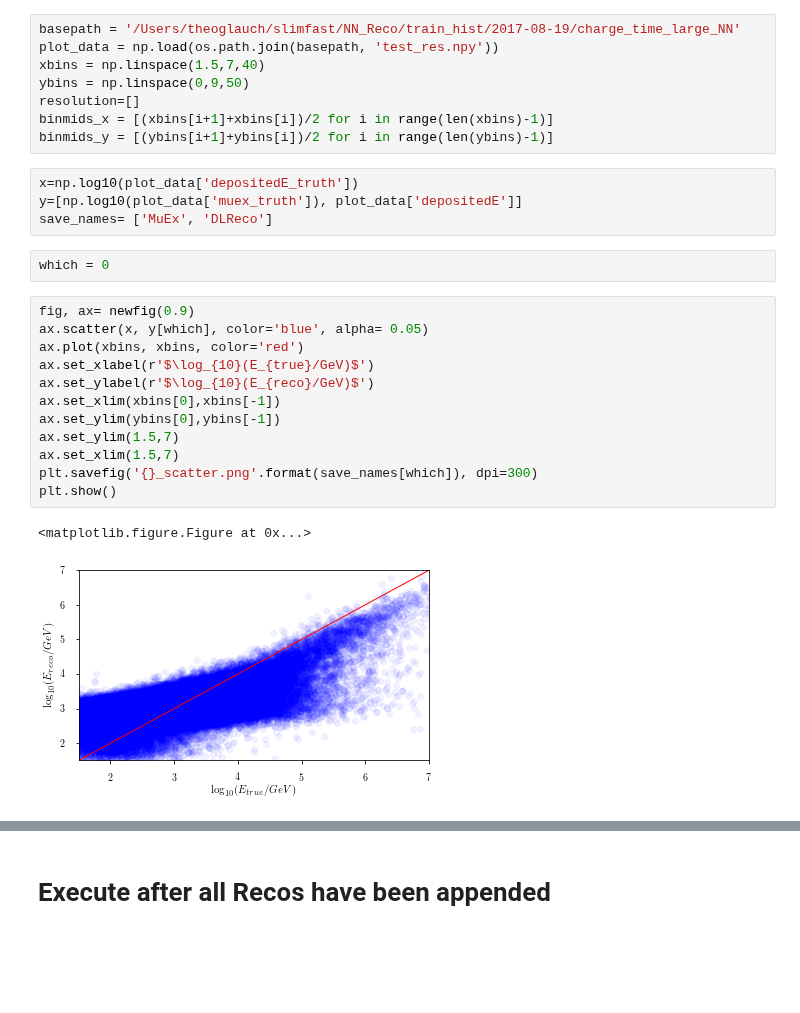
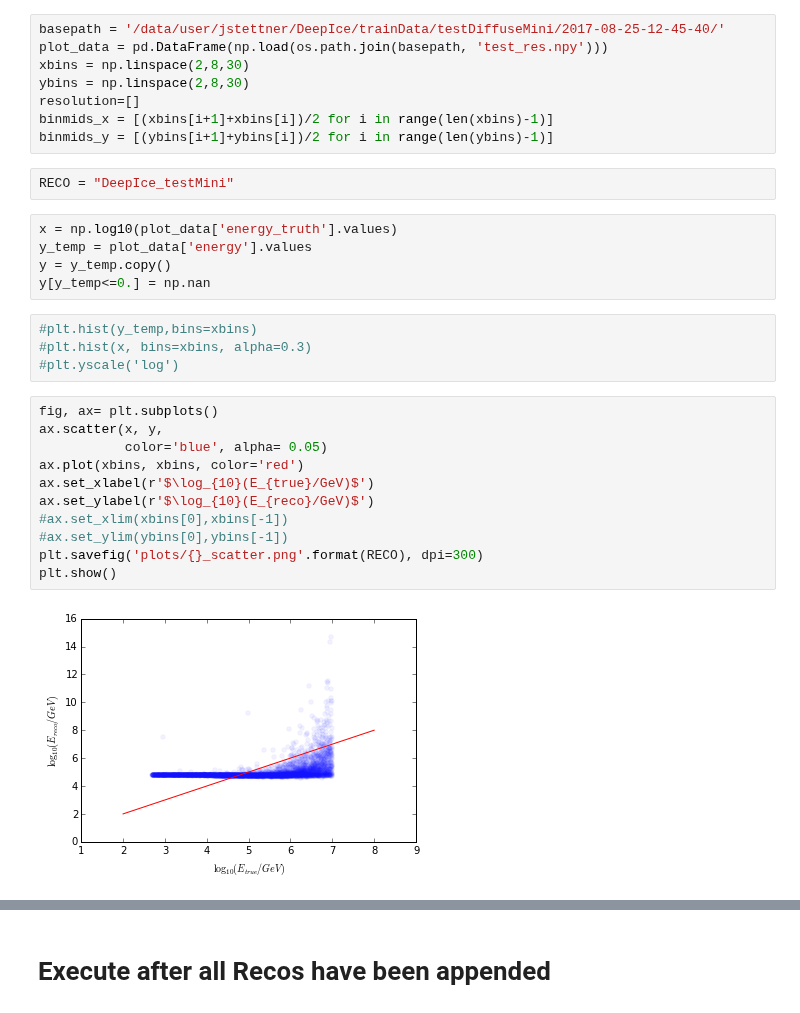
Before and after one commit to tglauch/DeepIceLearning, a Jupyter notebook: Notebooks/Evaluate_Model.ipynb, the cells around one changed output, grey strips where cells are left out. Saved outputs shown, nothing was run; the diff lists cells and outputs as text; blank space fills up the shorter version.

```diff
--- a/Notebooks/Evaluate_Model.ipynb
+++ b/Notebooks/Evaluate_Model.ipynb
@@ -13,31 +14,34 @@ import math
 # %%
-basepath = '/Users/theoglauch/slimfast/NN_Reco/train_hist/2017-08-19/charge_time_large_NN'
-plot_data = np.load(os.path.join(basepath, 'test_res.npy'))
-xbins = np.linspace(1.5,7,40)
-ybins = np.linspace(0,9,50)
+basepath = '/data/user/jstettner/DeepIce/trainData/testDiffuseMini/2017-08-25-12-45-40/'
+plot_data = pd.DataFrame(np.load(os.path.join(basepath, 'test_res.npy')))
+xbins = np.linspace(2,8,30)
+ybins = np.linspace(2,8,30)
 resolution=[]
 binmids_x = [(xbins[i+1]+xbins[i])/2 for i in range(len(xbins)-1)]
 binmids_y = [(ybins[i+1]+ybins[i])/2 for i in range(len(ybins)-1)]
-# %%
-x=np.log10(plot_data['depositedE_truth'])
-y=[np.log10(plot_data['muex_truth']), plot_data['depositedE']]
-save_names= ['MuEx', 'DLReco']
-# %%
-which = 0
+# %%
+RECO = "DeepIce_testMini"
+# %%
+x = np.log10(plot_data['energy_truth'].values)
+y_temp = plot_data['energy'].values
+y = y_temp.copy()
+y[y_temp<=0.] = np.nan
+# %%
+#plt.hist(y_temp,bins=xbins)
+#plt.hist(x, bins=xbins, alpha=0.3)
+#plt.yscale('log')
 # %%
-fig, ax= newfig(0.9)
-ax.scatter(x, y[which], color='blue', alpha= 0.05)
+fig, ax= plt.subplots()
+ax.scatter(x, y,
+           color='blue', alpha= 0.05)
 ax.plot(xbins, xbins, color='red')
 ax.set_xlabel(r'$\log_{10}(E_{true}/GeV)$')
 ax.set_ylabel(r'$\log_{10}(E_{reco}/GeV)$')
-ax.set_xlim(xbins[0],xbins[-1])
-ax.set_ylim(ybins[0],ybins[-1])
-ax.set_ylim(1.5,7)
-ax.set_xlim(1.5,7)
-plt.savefig('{}_scatter.png'.format(save_names[which]), dpi=300)
+#ax.set_xlim(xbins[0],xbins[-1])
+#ax.set_ylim(ybins[0],ybins[-1])
+plt.savefig('plots/{}_scatter.png'.format(RECO), dpi=300)
 plt.show()
 # %% [output]
-<matplotlib.figure.Figure at 0x...>
-[figure, old version]
+[figure, new version]
 # %%
 H, xedges, yedges = np.histogram2d(x,
```
Also changed, not shown: parts of 3 cells of this notebook, 7 other files.
